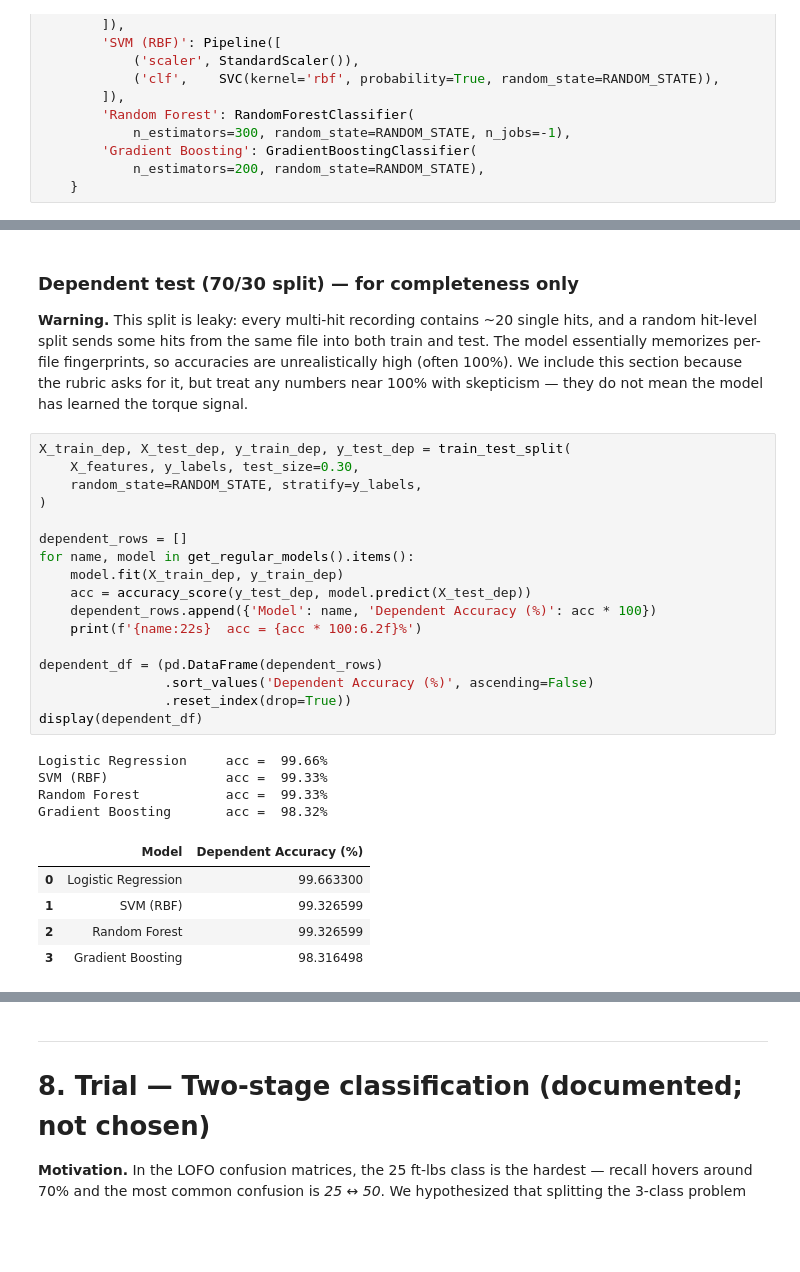
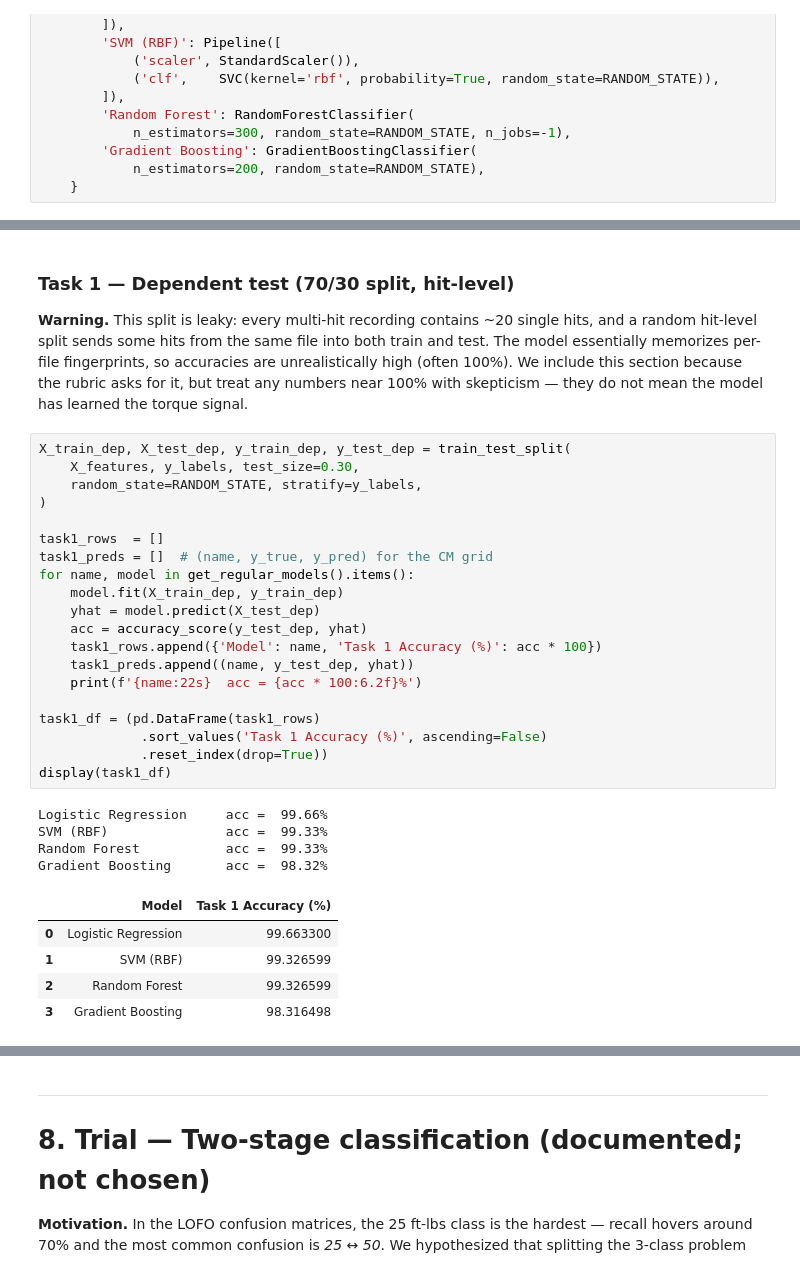
Before and after one commit to MedAmineAlouani/FinalProjectML, a Jupyter notebook: Final_Project_ML_Submission.ipynb, the cells around one changed output, grey strips where cells are left out. Cells and saved outputs as stored; diff of their text form; blank space fills up the shorter version.

```diff
--- a/Final_Project_ML_Submission.ipynb
+++ b/Final_Project_ML_Submission.ipynb
@@ -703,5 +732,5 @@ def get_regular_models():
 # %% [markdown]
-### Dependent test (70/30 split) — for completeness only
+### Task 1 — Dependent test (70/30 split, hit-level)
 
 **Warning.** This split is leaky: every multi-hit recording contains ~20
 single hits, and a random hit-level split sends some hits from the same
@@ -713,26 +742,29 @@ learned the torque signal.
 # %%
 X_train_dep, X_test_dep, y_train_dep, y_test_dep = train_test_split(
     X_features, y_labels, test_size=0.30,
     random_state=RANDOM_STATE, stratify=y_labels,
 )
 
-dependent_rows = []
+task1_rows  = []
+task1_preds = []  # (name, y_true, y_pred) for the CM grid
 for name, model in get_regular_models().items():
     model.fit(X_train_dep, y_train_dep)
-    acc = accuracy_score(y_test_dep, model.predict(X_test_dep))
-    dependent_rows.append({'Model': name, 'Dependent Accuracy (%)': acc * 100})
+    yhat = model.predict(X_test_dep)
+    acc = accuracy_score(y_test_dep, yhat)
+    task1_rows.append({'Model': name, 'Task 1 Accuracy (%)': acc * 100})
+    task1_preds.append((name, y_test_dep, yhat))
     print(f'{name:22s}  acc = {acc * 100:6.2f}%')
 
-dependent_df = (pd.DataFrame(dependent_rows)
-                .sort_values('Dependent Accuracy (%)', ascending=False)
-                .reset_index(drop=True))
-display(dependent_df)
+task1_df = (pd.DataFrame(task1_rows)
+             .sort_values('Task 1 Accuracy (%)', ascending=False)
+             .reset_index(drop=True))
+display(task1_df)
 # %% [output]
 Logistic Regression     acc =  99.66%
 SVM (RBF)               acc =  99.33%
 Random Forest           acc =  99.33%
 Gradient Boosting       acc =  98.32%
-|  | Model | Dependent Accuracy (%) |
+|  | Model | Task 1 Accuracy (%) |
 | 0 | Logistic Regression | 99.663300 |
 | 1 | SVM (RBF) | 99.326599 |
 | 2 | Random Forest | 99.326599 |
```
Also changed, not shown: parts of 28 cells of this notebook, 1 other file.
